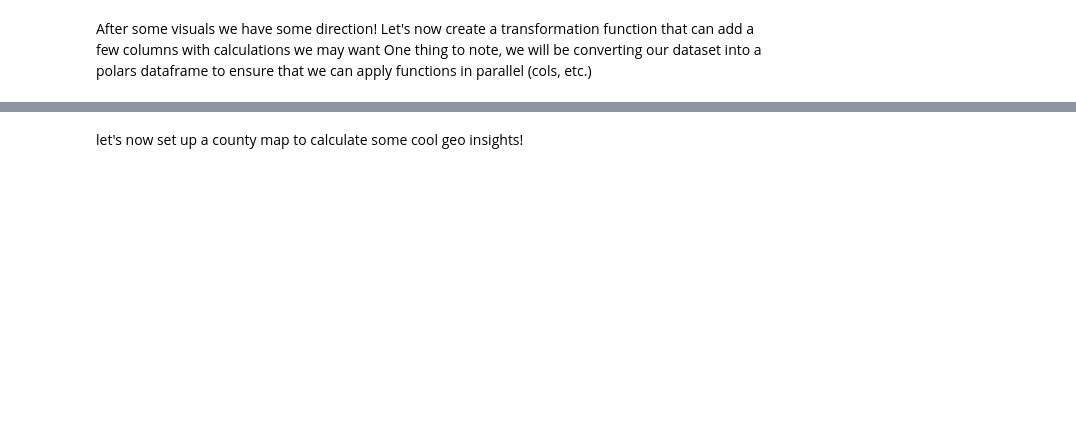
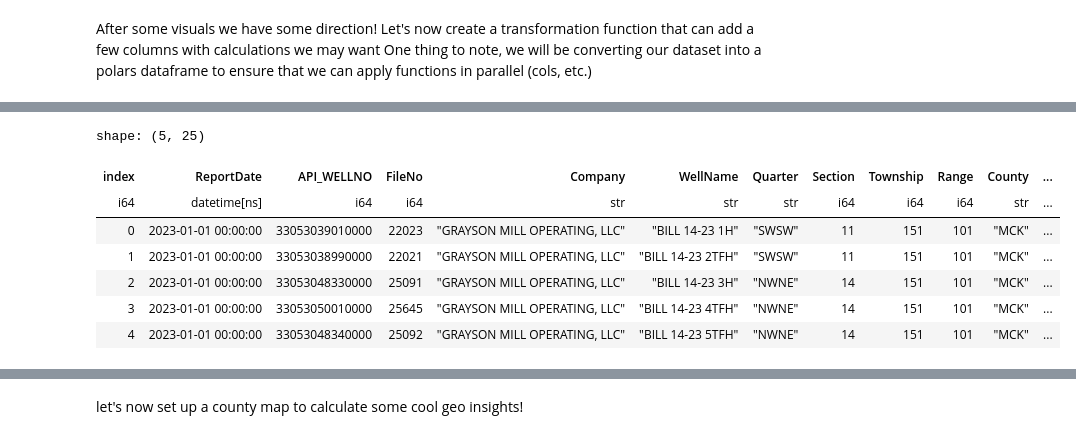
Before and after one commit to aangelsalazarr/emissions_tracker, a Jupyter notebook: bakken_ET.ipynb, the cells around one changed output, grey strips where cells are left out. Saved outputs shown, nothing was run; the diff lists cells and outputs as text; code cells hidden in the pictures; blank space fills up the shorter version.

```diff
--- a/bakken_ET.ipynb
+++ b/bakken_ET.ipynb
@@ -177,3 +192,14 @@ AttributeError: 'DataFrame' object has no attribute 'with_columns'
+# %%
+test_tdf.head()
+# %% [output]
+shape: (5, 25)
+| index | ReportDate | API_WELLNO | FileNo | Company | WellName | Quarter | Section | Township | Range | County | ... |
+| i64 | datetime[ns] | i64 | i64 | str | str | str | i64 | i64 | i64 | str | ... |
+| 0 | 2023-01-01 00:00:00 | 33053039010000 | 22023 | "GRAYSON MILL OPERATING, LLC" | "BILL 14-23 1H" | "SWSW" | 11 | 151 | 101 | "MCK" | ... |
+| 1 | 2023-01-01 00:00:00 | 33053038990000 | 22021 | "GRAYSON MILL OPERATING, LLC" | "BILL 14-23 2TFH" | "SWSW" | 11 | 151 | 101 | "MCK" | ... |
+| 2 | 2023-01-01 00:00:00 | 33053048330000 | 25091 | "GRAYSON MILL OPERATING, LLC" | "BILL 14-23 3H" | "NWNE" | 14 | 151 | 101 | "MCK" | ... |
+| 3 | 2023-01-01 00:00:00 | 33053050010000 | 25645 | "GRAYSON MILL OPERATING, LLC" | "BILL 14-23 4TFH" | "NWNE" | 14 | 151 | 101 | "MCK" | ... |
+| 4 | 2023-01-01 00:00:00 | 33053048340000 | 25092 | "GRAYSON MILL OPERATING, LLC" | "BILL 14-23 5TFH" | "NWNE" | 14 | 151 | 101 | "MCK" | ... |
 # %%
 plt.figure()
 sns.scatterplot(data=test_tdf, x="Gas", y="flare_intensity")
```
Also changed, not shown: parts of 10 cells of this notebook, 3 other files.
